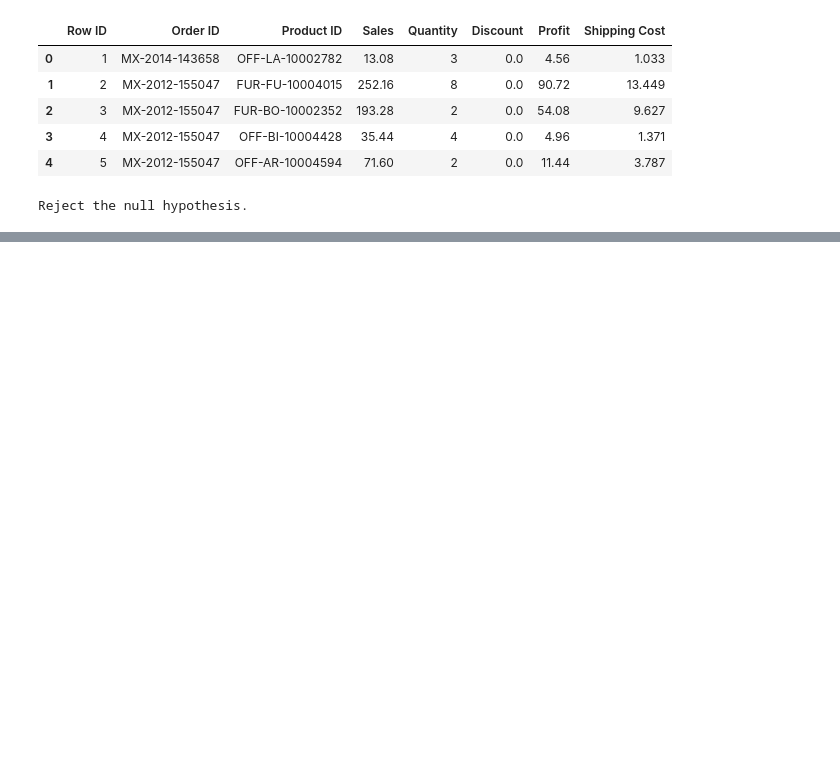
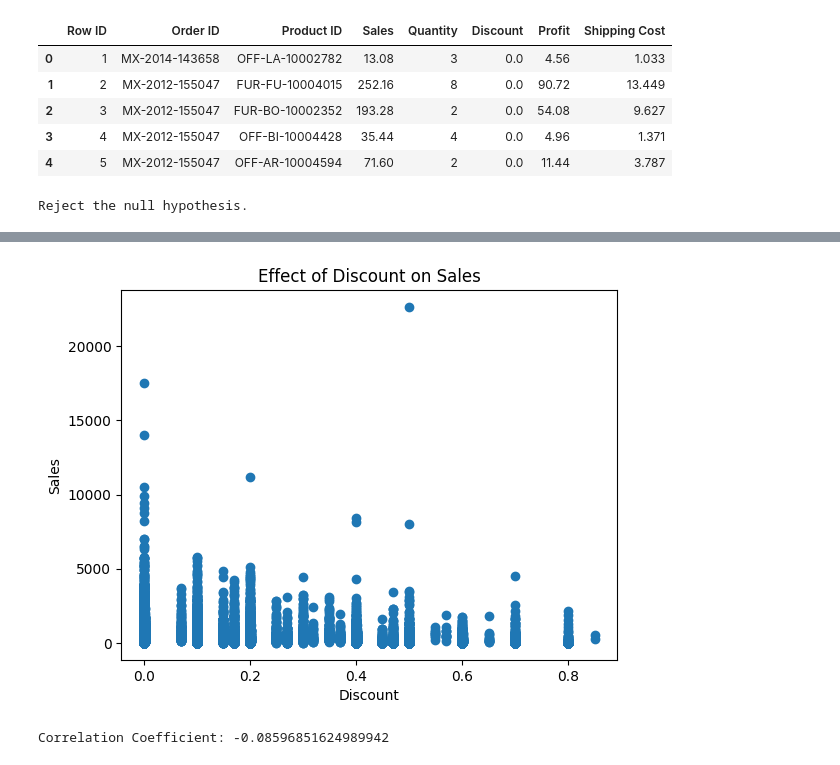
Before and after one commit to fahmani-ms/Superstore_Dashboard, a Jupyter notebook: Statistics/Statistical.ipynb, the cells around one changed output, grey strips where cells are left out. Drawn from its saved outputs; the diff is of its cells as text; code cells hidden in the pictures; blank space fills up the shorter version.

```diff
--- a/Statistics/Statistical.ipynb
+++ b/Statistics/Statistical.ipynb
@@ -81,0 +92,12 @@ plt.show()
+# %%
+plt.scatter(df['Discount'], df['Sales'])
+plt.xlabel('Discount')
+plt.ylabel('Sales')
+plt.title('Effect of Discount on Sales')
+plt.show()
+
+correlation = df['Discount'].corr(df['Sales'])
+print("Correlation Coefficient:", correlation)
+# %% [output]
+[figure, added]
+Correlation Coefficient: -0.08596851624989942
```
Also changed, not shown: parts of 3 cells of this notebook, 3 other files.
